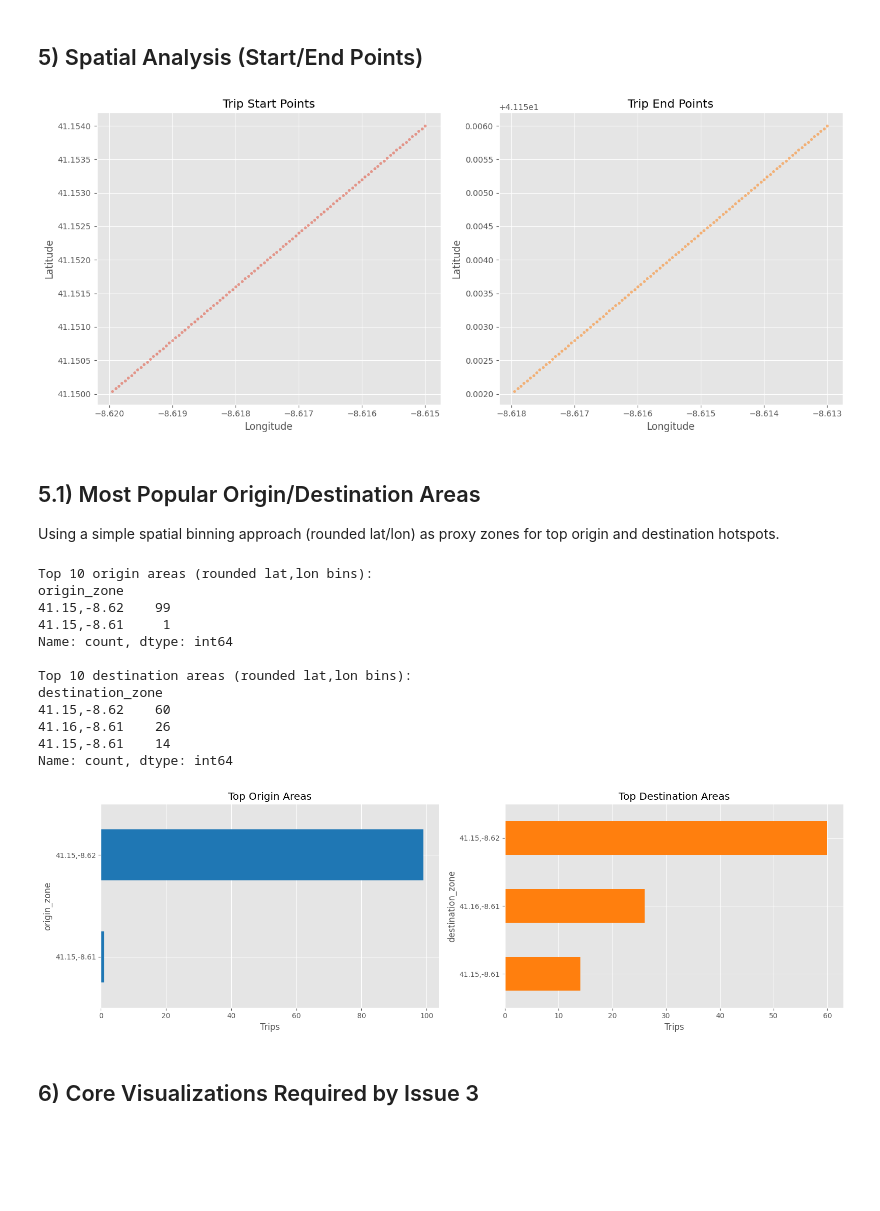
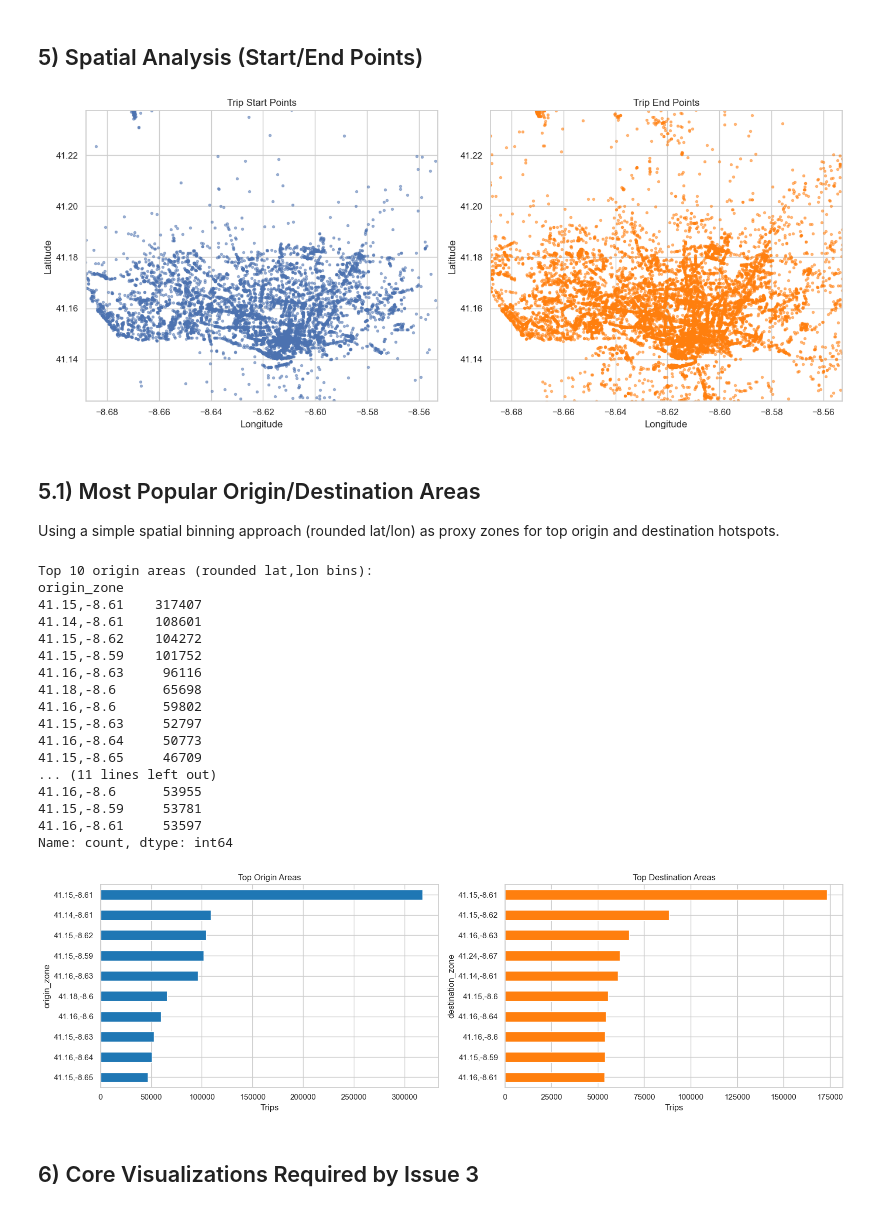
Before and after one commit to badreddineelazyzi/TaaSim-Project, a Jupyter notebook: notebooks/issue-3-porto-profiling.ipynb, the cells around one changed output. Drawn from its saved outputs; the diff is of its cells as text; code cells hidden in the pictures; blank space fills up the shorter version.

```diff
--- a/notebooks/issue-3-porto-profiling.ipynb
+++ b/notebooks/issue-3-porto-profiling.ipynb
@@ -214,76 +367,87 @@ Evening peak (17-19) trips: 41
 # %% [markdown]
 ## 5) Spatial Analysis (Start/End Points)
 # %%
-def first_point(polyline):
-    return polyline[0] if len(polyline) else (np.nan, np.nan)
+work = work \
+    .withColumn('start_lon', F.when(F.col('point_count') > 0, F.expr('POLYLINE_PARSED[0][0]'))) \
+    .withColumn('start_lat', F.when(F.col('point_count') > 0, F.expr('POLYLINE_PARSED[0][1]'))) \
+    .withColumn('end_lon', F.when(F.col('point_count') > 0, F.expr('POLYLINE_PARSED[point_count - 1][0]'))) \
+    .withColumn('end_lat', F.when(F.col('point_count') > 0, F.expr('POLYLINE_PARSED[point_count - 1][1]')))
 
-def last_point(polyline):
-    return polyline[-1] if len(polyline) else (np.nan, np.nan)
+scatter_sample = work.select('start_lon', 'start_lat', 'end_lon', 'end_lat').dropna().sample(False, 0.01, seed=42).limit(20000).toPandas()
 
-work['start_lon'], work['start_lat'] = zip(*work['POLYLINE_PARSED'].apply(first_point))
-work['end_lon'], work['end_lat'] = zip(*work['POLYLINE_PARSED'].apply(last_point))
+lon_min = float(min(scatter_sample['start_lon'].quantile(0.02), scatter_sample['end_lon'].quantile(0.02)))
+lon_max = float(max(scatter_sample['start_lon'].quantile(0.98), scatter_sample['end_lon'].quantile(0.98)))
+lat_min = float(min(scatter_sample['start_lat'].quantile(0.02), scatter_sample['end_lat'].quantile(0.02)))
+lat_max = float(max(scatter_sample['start_lat'].quantile(0.98), scatter_sample['end_lat'].quantile(0.98)))
 
 fig, axes = plt.subplots(1, 2, figsize=(14, 6))
-axes[0].scatter(work['start_lon'], work['start_lat'], s=8, alpha=0.5)
+axes[0].scatter(scatter_sample['start_lon'], scatter_sample['start_lat'], s=8, alpha=0.5)
+axes[0].set_xlim(lon_min, lon_max)
+axes[0].set_ylim(lat_min, lat_max)
 axes[0].set_title('Trip Start Points')
 axes[0].set_xlabel('Longitude')
 axes[0].set_ylabel('Latitude')
 
-axes[1].scatter(work['end_lon'], work['end_lat'], s=8, alpha=0.5, color='tab:orange')
+axes[1].scatter(scatter_sample['end_lon'], scatter_sample['end_lat'], s=8, alpha=0.5, color='tab:orange')
+axes[1].set_xlim(lon_min, lon_max)
+axes[1].set_ylim(lat_min, lat_max)
 axes[1].set_title('Trip End Points')
 axes[1].set_xlabel('Longitude')
 axes[1].set_ylabel('Latitude')
 
 plt.tight_layout()
 # %% [output]
-[figure, old version]
+[figure, new version]
 # %% [markdown]
 ## 5.1) Most Popular Origin/Destination Areas
 Using a simple spatial binning approach (rounded lat/lon) as proxy zones for top origin and destination hotspots.
 # %%
 zone_precision = 2
 
-work['origin_zone'] = (
-    work['start_lat'].round(zone_precision).astype(str) + ',' +
-    work['start_lon'].round(zone_precision).astype(str)
-)
-work['destination_zone'] = (
-    work['end_lat'].round(zone_precision).astype(str) + ',' +
-    work['end_lon'].round(zone_precision).astype(str)
-)
+work = work \
+    .withColumn('origin_zone', F.concat(F.round('start_lat', zone_precision).cast('string'), F.lit(','), F.round('start_lon', zone_precision).cast('string'))) \
+    .withColumn('destination_zone', F.concat(F.round('end_lat', zone_precision).cast('string'), F.lit(','), F.round('end_lon', zone_precision).cast('string')))
 
-top_origin_areas = work['origin_zone'].value_counts().head(10)
-top_destination_areas = work['destination_zone'].value_counts().head(10)
+top_origin_areas_df = work.groupBy('origin_zone').count().orderBy(F.desc('count')).limit(10)
+top_destination_areas_df = work.groupBy('destination_zone').count().orderBy(F.desc('count')).limit(10)
+
+top_origin_areas = top_origin_areas_df.toPandas().set_index('origin_zone')['count']
+top_destination_areas = top_destination_areas_df.toPandas().set_index('destination_zone')['count']
 
 print('Top 10 origin areas (rounded lat,lon bins):')
 print(top_origin_areas)
 print('\nTop 10 destination areas (rounded lat,lon bins):')
 print(top_destination_areas)
 
 fig, axes = plt.subplots(1, 2, figsize=(16, 5))
 top_origin_areas.sort_values().plot(kind='barh', ax=axes[0], color='tab:blue')
 axes[0].set_title('Top Origin Areas')
 axes[0].set_xlabel('Trips')
 
 top_destination_areas.sort_values().plot(kind='barh', ax=axes[1], color='tab:orange')
 axes[1].set_title('Top Destination Areas')
 axes[1].set_xlabel('Trips')
 
 plt.tight_layout()
 # %% [output]
 Top 10 origin areas (rounded lat,lon bins):
 origin_zone
-41.15,-8.62    99
-41.15,-8.61     1
+41.15,-8.61    317407
+41.14,-8.61    108601
+41.15,-8.62    104272
+41.15,-8.59    101752
+41.16,-8.63     96116
+41.18,-8.6      65698
+41.16,-8.6      59802
+41.15,-8.63     52797
+41.16,-8.64     50773
+41.15,-8.65     46709
+... (11 lines left out)
+41.16,-8.6      53955
+41.15,-8.59     53781
+41.16,-8.61     53597
 Name: count, dtype: int64
-
-Top 10 destination areas (rounded lat,lon bins):
-destination_zone
-41.15,-8.62    60
-41.16,-8.61    26
-41.15,-8.61    14
-Name: count, dtype: int64
-[figure, old version]
+[figure, new version]
 # %% [markdown]
 ## 6) Core Visualizations Required by Issue 3
 # %%
```
Also changed, not shown: parts of 15 cells of this notebook, 11 other files.
